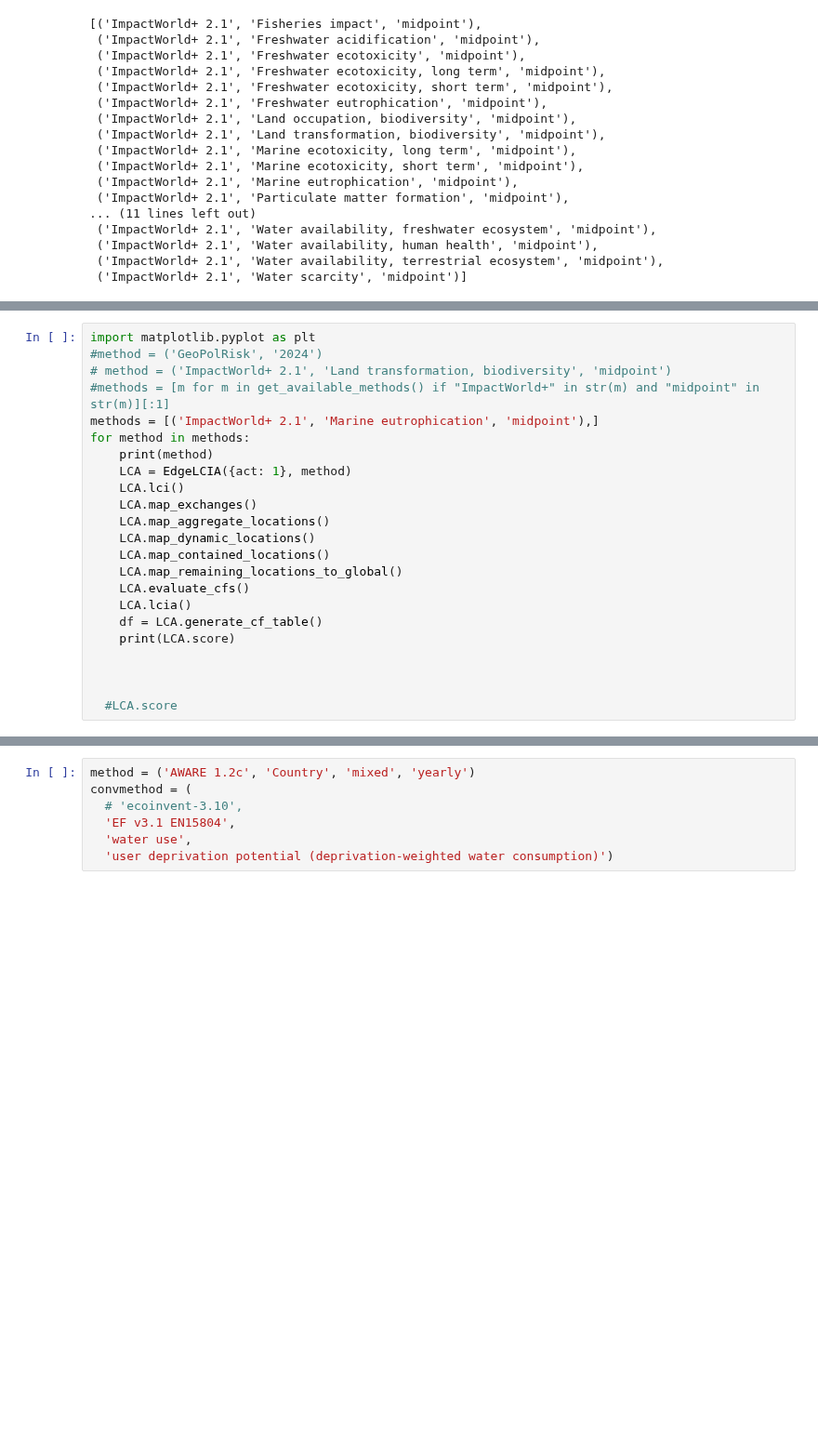
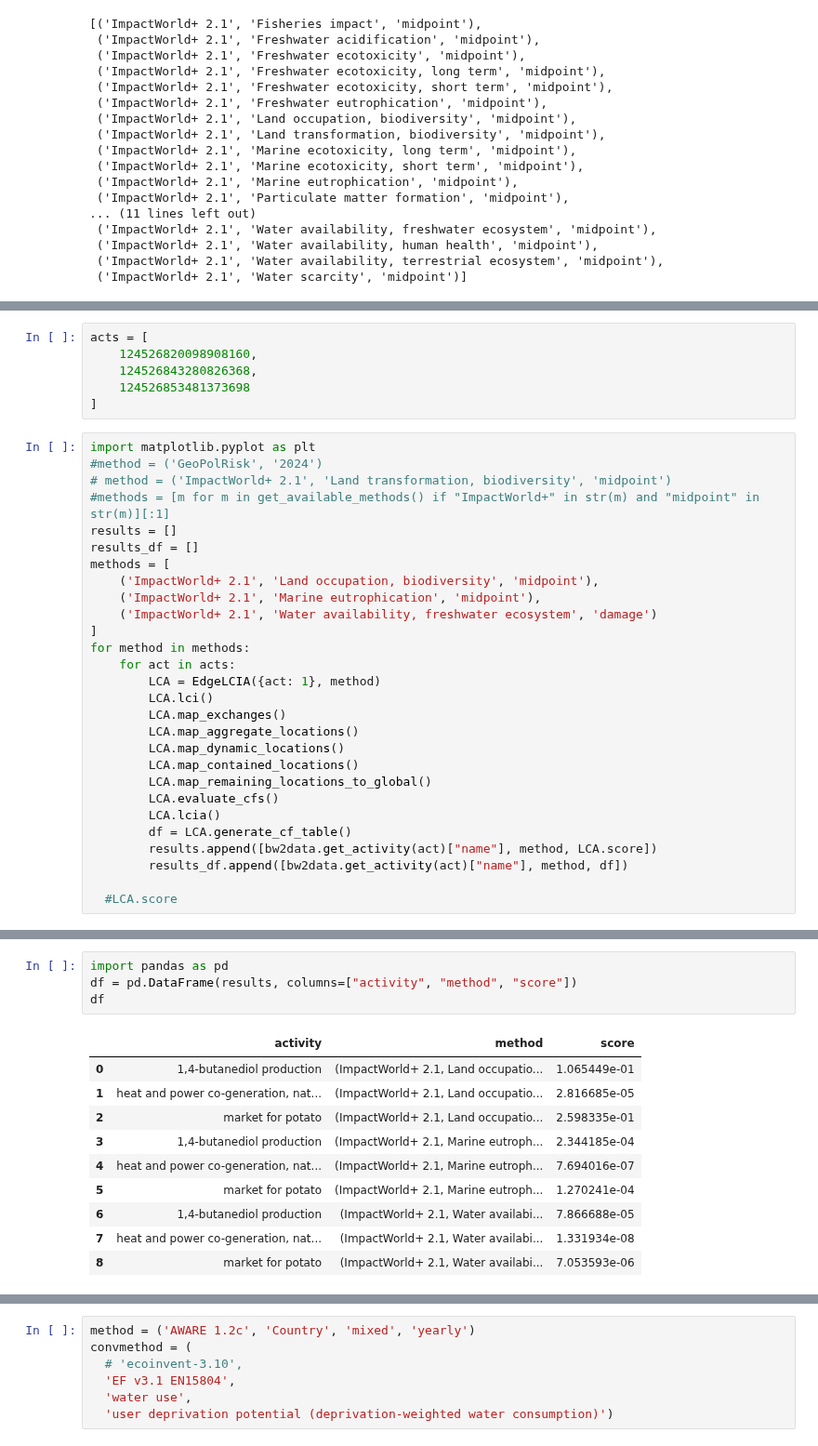
Before and after one commit to philoubet/edges, a Jupyter notebook: dev/ImpactWorld+/test_iw.ipynb, the cells around one changed output, grey strips where cells are left out. Shown at 93% size. Drawn from its saved outputs; the diff is of its cells as text; blank space fills up the shorter version.

```diff
--- a/dev/ImpactWorld+/test_iw.ipynb
+++ b/dev/ImpactWorld+/test_iw.ipynb
@@ -34,24 +41,35 @@ act
+# %%
+acts = [
+    124526820098908160,
+    124526843280826368,
+    124526853481373698
+]
 # %%
 import matplotlib.pyplot as plt
 #method = ('GeoPolRisk', '2024')
 # method = ('ImpactWorld+ 2.1', 'Land transformation, biodiversity', 'midpoint')
 #methods = [m for m in get_available_methods() if "ImpactWorld+" in str(m) and "midpoint" in str(m)][:1]
-methods = [('ImpactWorld+ 2.1', 'Marine eutrophication', 'midpoint'),]
+results = []
+results_df = []
+methods = [
+    ('ImpactWorld+ 2.1', 'Land occupation, biodiversity', 'midpoint'),
+    ('ImpactWorld+ 2.1', 'Marine eutrophication', 'midpoint'),
+    ('ImpactWorld+ 2.1', 'Water availability, freshwater ecosystem', 'damage')
+]
 for method in methods:
-    print(method)
-    LCA = EdgeLCIA({act: 1}, method)
-    LCA.lci()
-    LCA.map_exchanges()
-    LCA.map_aggregate_locations()
-    LCA.map_dynamic_locations()
-    LCA.map_contained_locations()
-    LCA.map_remaining_locations_to_global()
-    LCA.evaluate_cfs()
-    LCA.lcia()
-    df = LCA.generate_cf_table()
-    print(LCA.score)
-
-
+    for act in acts:
+        LCA = EdgeLCIA({act: 1}, method)
+        LCA.lci()
+        LCA.map_exchanges()
+        LCA.map_aggregate_locations()
+        LCA.map_dynamic_locations()
+        LCA.map_contained_locations()
+        LCA.map_remaining_locations_to_global()
+        LCA.evaluate_cfs()
+        LCA.lcia()
+        df = LCA.generate_cf_table()
+        results.append([bw2data.get_activity(act)["name"], method, LCA.score])
+        results_df.append([bw2data.get_activity(act)["name"], method, df])
 
   #LCA.score
 # %% [output]
@@ -64,0 +107,15 @@ Handling remaining exchanges...
+# %%
+import pandas as pd
+df = pd.DataFrame(results, columns=["activity", "method", "score"])
+df
+# %% [output]
+|  | activity | method | score |
+| 0 | 1,4-butanediol production | (ImpactWorld+ 2.1, Land occupatio... | 1.065449e-01 |
+| 1 | heat and power co-generation, nat... | (ImpactWorld+ 2.1, Land occupatio... | 2.816685e-05 |
+| 2 | market for potato | (ImpactWorld+ 2.1, Land occupatio... | 2.598335e-01 |
+| 3 | 1,4-butanediol production | (ImpactWorld+ 2.1, Marine eutroph... | 2.344185e-04 |
+| 4 | heat and power co-generation, nat... | (ImpactWorld+ 2.1, Marine eutroph... | 7.694016e-07 |
+| 5 | market for potato | (ImpactWorld+ 2.1, Marine eutroph... | 1.270241e-04 |
+| 6 | 1,4-butanediol production | (ImpactWorld+ 2.1, Water availabi... | 7.866688e-05 |
+| 7 | heat and power co-generation, nat... | (ImpactWorld+ 2.1, Water availabi... | 1.331934e-08 |
+| 8 | market for potato | (ImpactWorld+ 2.1, Water availabi... | 7.053593e-06 |
```
Also changed, not shown: parts of 19 cells of this notebook, 20 other files.
